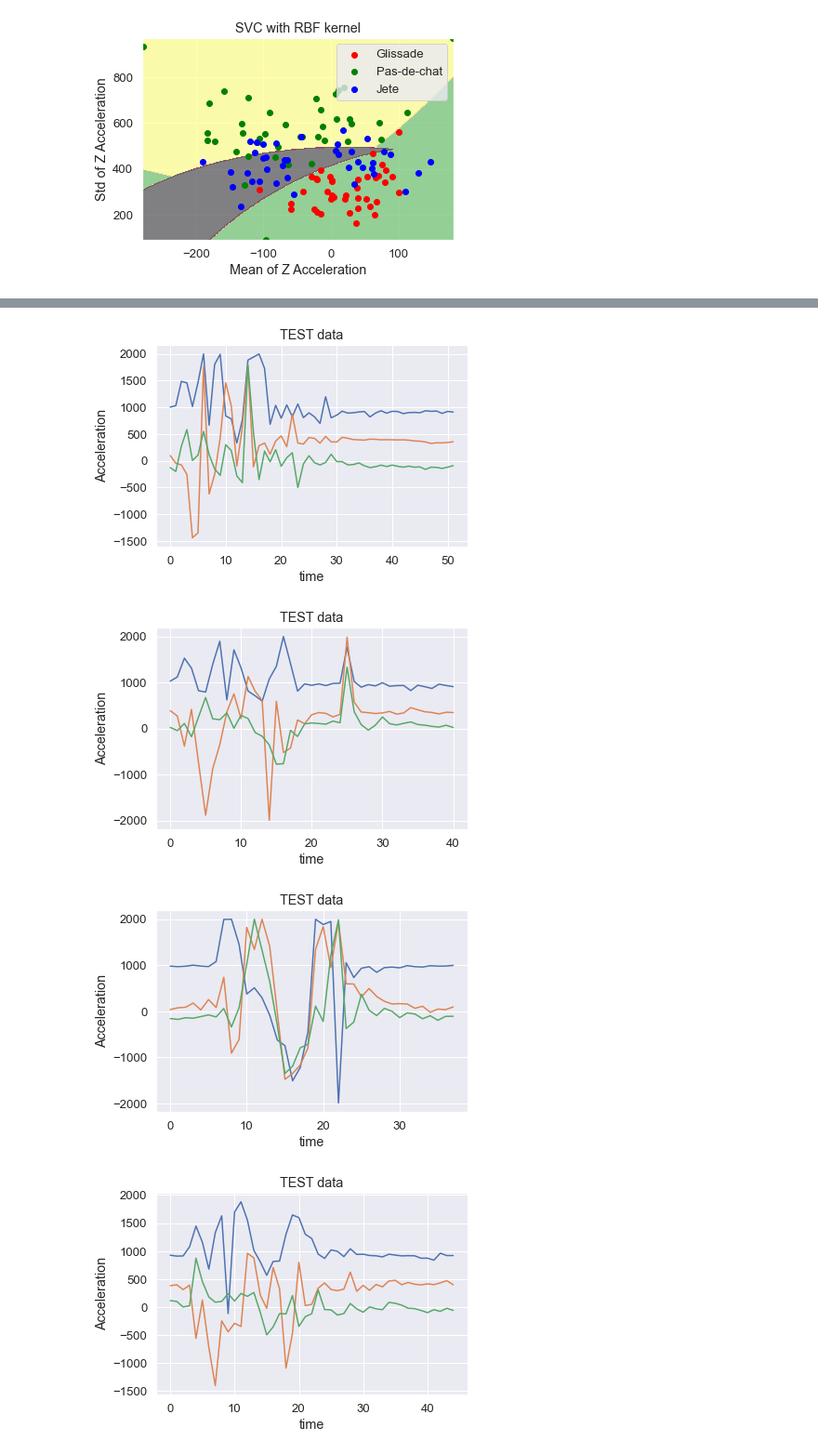
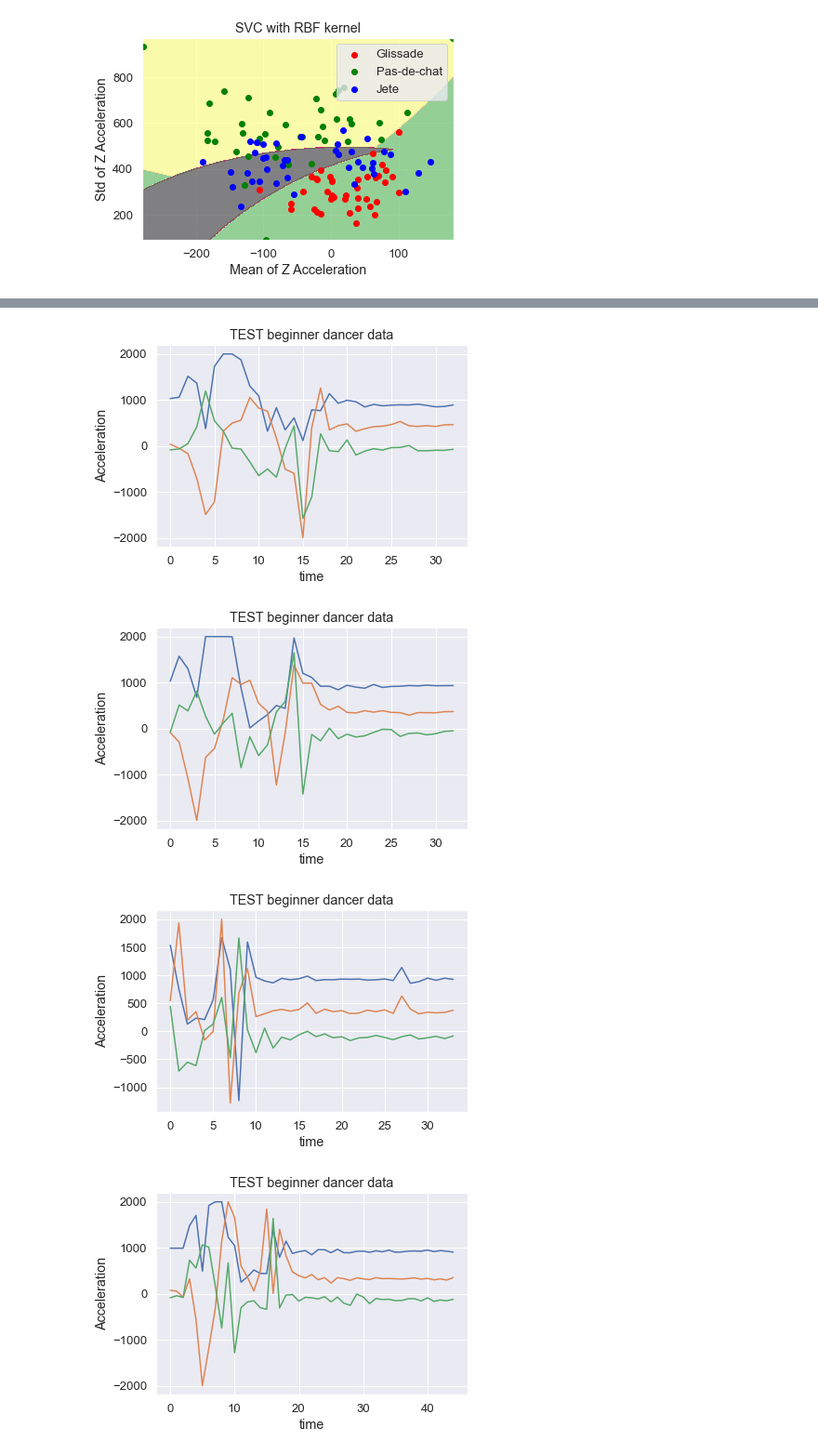
Before and after one commit to alb4876/ballet-jumps, a Jupyter notebook: Ballet.ipynb, the cells around one changed output, grey strips where cells are left out. Shown at 93% size. Drawn from its saved outputs; the diff is of its cells as text; code cells hidden in the pictures.

```diff
--- a/Ballet.ipynb
+++ b/Ballet.ipynb
@@ -423,7 +423,7 @@ X = data[['Mean_Z','Std_Z']].values
 y = np.where(data['Type']=='Pas-de-chat', 1, #--2 for Jete, 1 for Pas-de-chat and 0 for Glissade---
          (np.where(data['Type']=='Glissade', 0 , 2)))
 model = svm.SVC(kernel='linear').fit(X, y)
-#RBFmodel = svm.SVC(kernel='rbf', gamma='auto', C=C).fit(X, y)
+RBFmodel = svm.SVC(kernel='rbf', gamma=0.001, C=1).fit(X, y)
 POLYmodel = svm.SVC(kernel='poly', degree=2, C=1, gamma='auto').fit(X, y)
 # %%
 print(data)
@@ -1083,5 +1211,10 @@ Jump 9 : Glissade
 Jump 10 : Jete
 # %%
 # RESULTS for test Jete using RBF model
-#for i in range(len(jtest_count)):
-#    What_Jump_RBF(dj_test[i]["Accel_Z"].mean(), dj_test[i]["Accel_Z"].std())
+print('Printing results...')
+print('Data: TEST data from dancer who trained the model')
+print('Model: RBF')
+print('Testing jump: Jete')
+for i in range(len(jtest_count)):
+    print('Jump', i,':', end=" ")
+    What_Jump_RBF(dj_test[i]["Accel_Z"].mean(), dj_test[i]["Accel_Z"].std())
@@ -1087,0 +1239,9 @@ Jump 10 : Jete
+# %%
+# RESULTS for testBD Jete using RBF model
+print('Printing results...')
+print('Data: TEST data from beginner dancer')
+print('Model: RBF')
+print('Testing jump: Jete')
+for i in range(len(jtestBD_count)):
+    print('Jump', i,':', end=" ")
+    What_Jump_RBF(dj_testBD[i]["Accel_Z"].mean(), dj_testBD[i]["Accel_Z"].std())
@@ -1088,14 +1264,14 @@ Jump 10 : Jete
 # %%
-# PLOT Test data
+# PLOT TestBD data
 
-#for i in range(len(test_count)):
-#    plt.figure()
-#    plt.plot(d_test[i].Accel_X)
-#    plt.plot(d_test[i].Accel_Y)
-#    plt.plot(d_test[i].Accel_Z)
-#    plt.title("TEST data")     # sets the title for the chart
-#    plt.xlabel("time")   # sets the label to use for the x-axis
-#    plt.ylabel("Acceleration")      # sets the label to use for the y-axis
+for i in range(len(jtestBD_count)):
+    plt.figure()
+    plt.plot(dj_testBD[i].Accel_X)
+    plt.plot(dj_testBD[i].Accel_Y)
+    plt.plot(dj_testBD[i].Accel_Z)
+    plt.title("TEST beginner dancer data")     # sets the title for the chart
+    plt.xlabel("time")   # sets the label to use for the x-axis
+    plt.ylabel("Acceleration")      # sets the label to use for the y-axis
 
-#plt.show()
+plt.show()
 # %% [output]
@@ -1105,4 +1281,4 @@ Jump 10 : Jete
-[figure, old version]
+[figure, new version]
-[figure, old version]
+[figure, new version]
-[figure, old version]
+[figure, new version]
-[figure, old version]
+[figure, new version]
```
Also changed, not shown: parts of 10 cells of this notebook.
